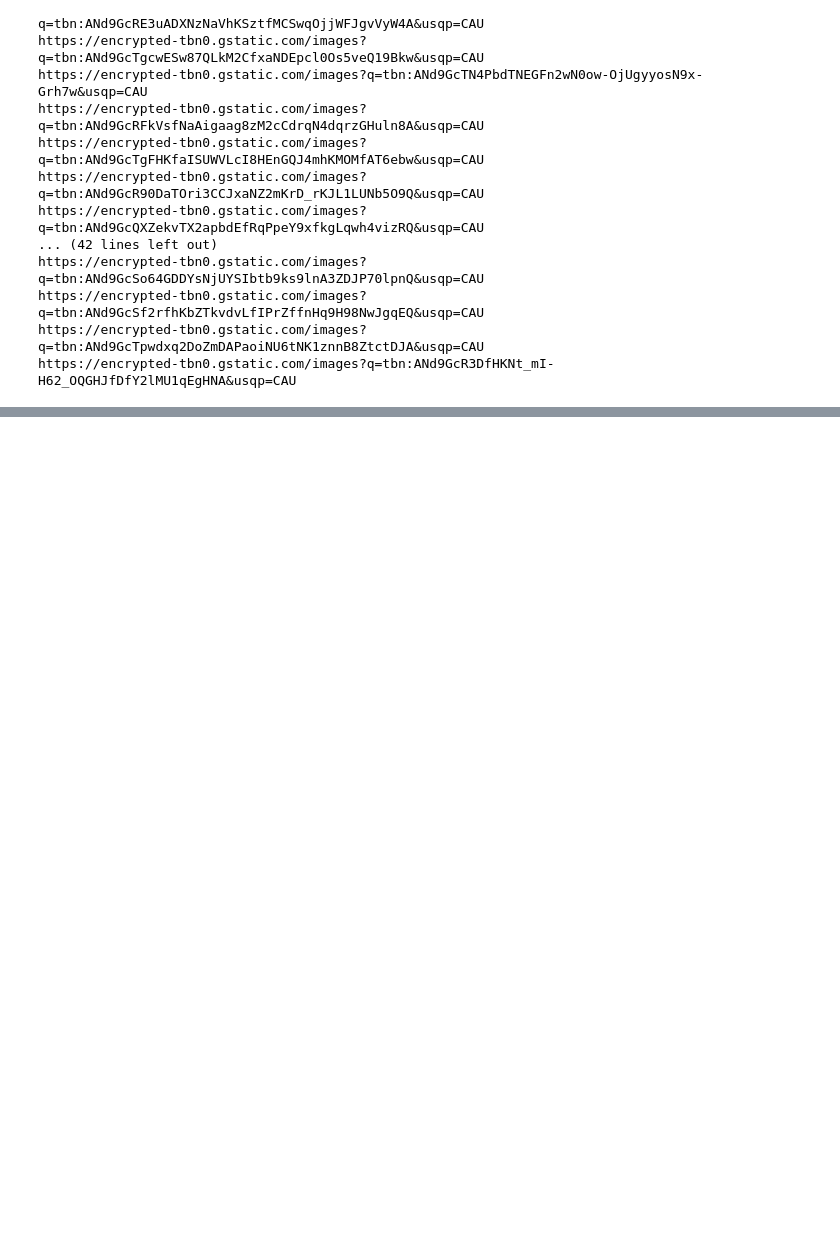
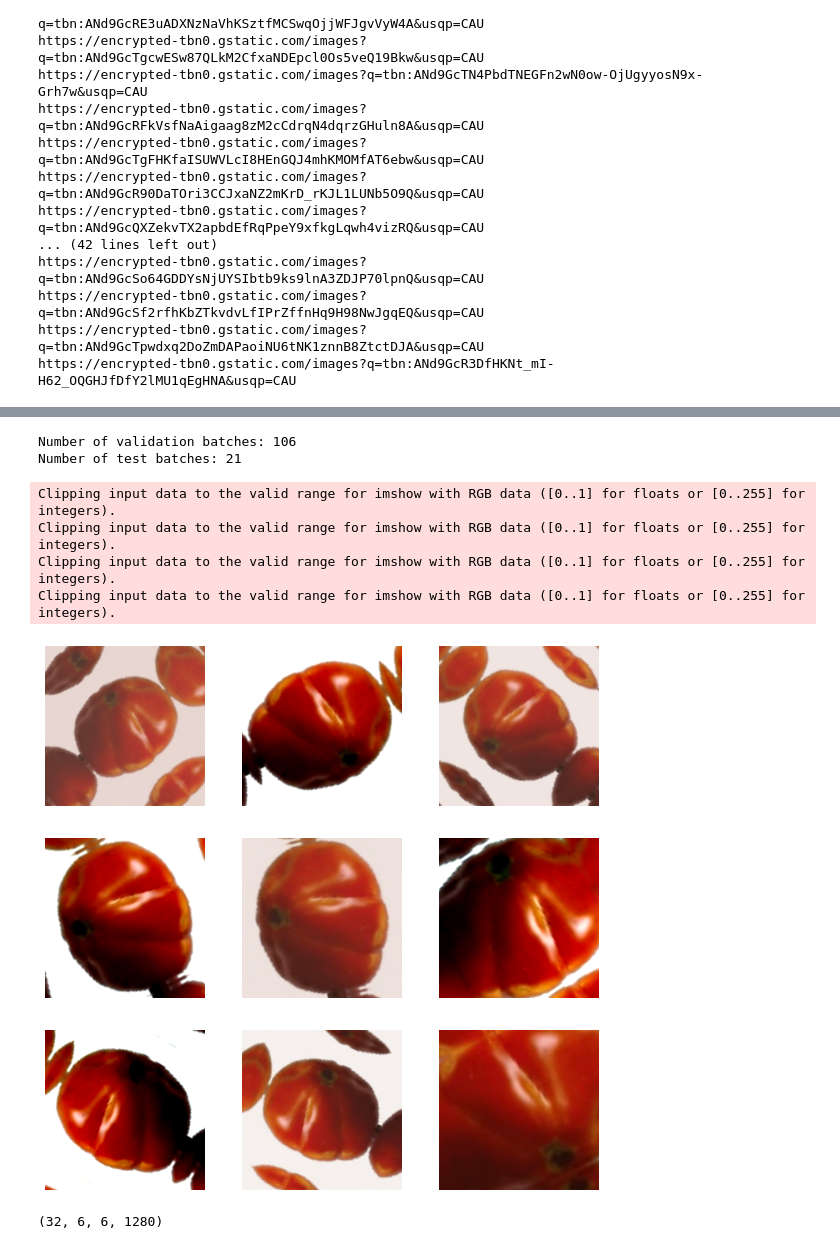
Before and after one commit to baumareb/AppliedDataScience, a Jupyter notebook: ProjektA.ipynb, the cells around one changed output, grey strips where cells are left out. Drawn from its saved outputs; the diff is of its cells as text; code cells hidden in the pictures; blank space fills up the shorter version.

```diff
--- a/ProjektA.ipynb
+++ b/ProjektA.ipynb
@@ -90,0 +146,37 @@ https://encrypted-tbn0.gstatic.com/images?q=tbn:ANd9GcR3DfHKNt_mI-H62_OQGHJfDfY2
+# %%
+print('Number of validation batches: %d' % tf.data.experimental.cardinality(validation_dataset))
+print('Number of test batches: %d' % tf.data.experimental.cardinality(test_dataset))
+# %% [output]
+Number of validation batches: 106
+Number of test batches: 21
+# %%
+AUTOTUNE = tf.data.AUTOTUNE
+
+train_dataset = train_dataset.prefetch(buffer_size=AUTOTUNE)
+validation_dataset = validation_dataset.prefetch(buffer_size=AUTOTUNE)
+test_dataset = test_dataset.prefetch(buffer_size=AUTOTUNE)
+# %%
+with tf.device('/cpu:0'):
+    data_augmentation = tf.keras.Sequential([
+
+        tf.keras.layers.RandomZoom(0.5),                    # Zoom
+        tf.keras.layers.RandomFlip("horizontal"),           # Flip
+        tf.keras.layers.RandomContrast(0.6),                # Contrast
+        tf.keras.layers.RandomRotation(0.2),                # Rotation
+    ])
+# %%
+with tf.device('/cpu:0'):
+    for image, _ in train_dataset.take(1):
+      plt.figure(figsize=(10, 10))
+      first_image = image[0]
+      for i in range(9):
+        ax = plt.subplot(3, 3, i + 1)
+        augmented_image = data_augmentation(tf.expand_dims(first_image, 0))
+        plt.imshow(augmented_image[0] / 255)
+        plt.axis('off')
+# %% [output]
+Clipping input data to the valid range for imshow with RGB data ([0..1] for floats or [0..255] for integers).
+Clipping input data to the valid range for imshow with RGB data ([0..1] for floats or [0..255] for integers).
+Clipping input data to the valid range for imshow with RGB data ([0..1] for floats or [0..255] for integers).
+Clipping input data to the valid range for imshow with RGB data ([0..1] for floats or [0..255] for integers).
+[figure, added]
@@ -90,0 +190,6 @@ https://encrypted-tbn0.gstatic.com/images?q=tbn:ANd9GcR3DfHKNt_mI-H62_OQGHJfDfY2
+# %%
+image_batch, label_batch = next(iter(train_dataset))
+feature_batch = base_model(image_batch)
+print(feature_batch.shape)
+# %% [output]
+(32, 6, 6, 1280)
```
Also changed, not shown: parts of 15 cells of this notebook.
